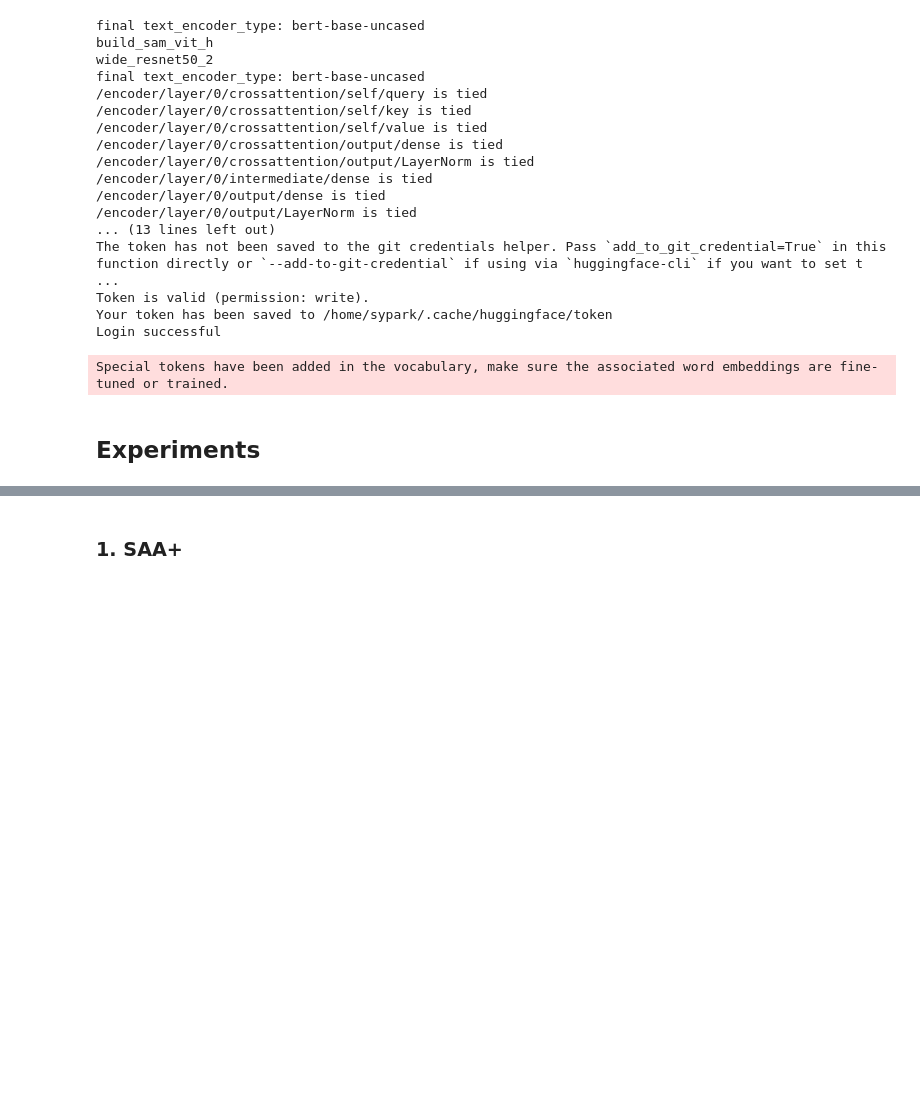
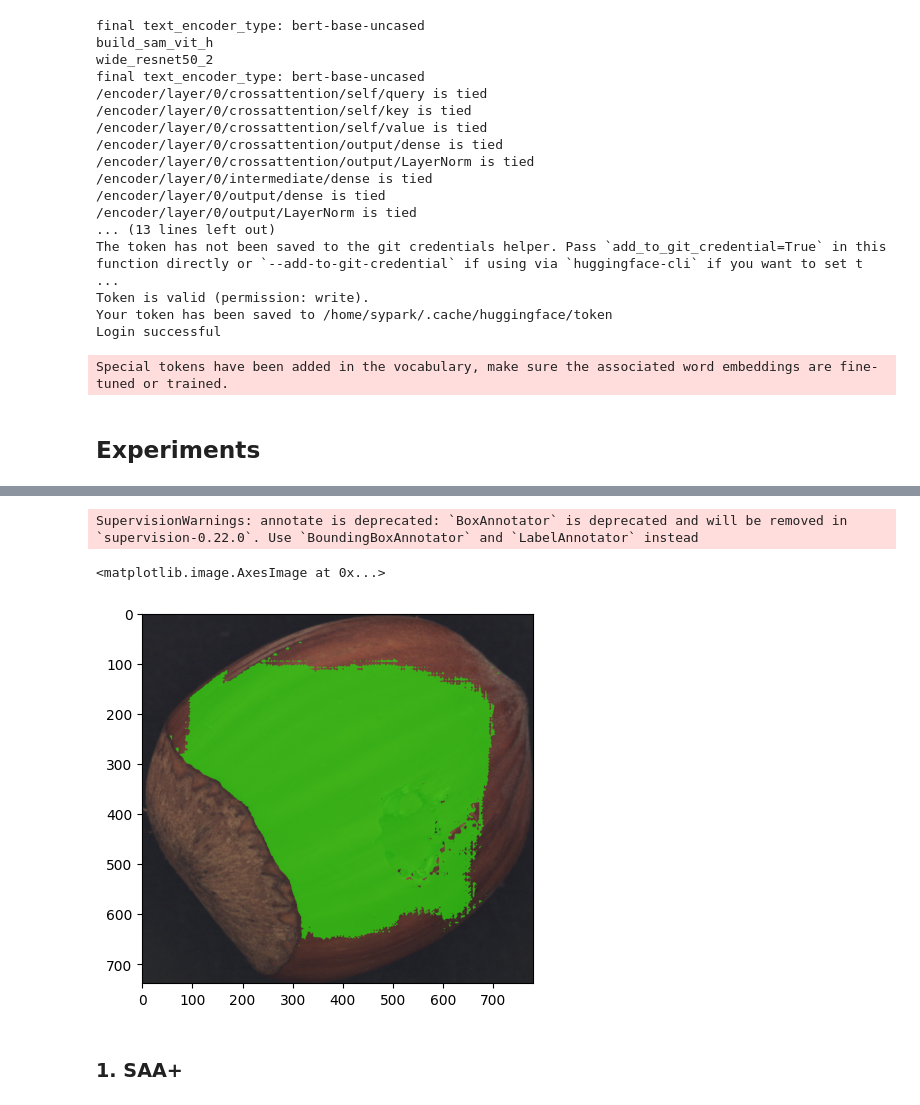
Before and after one commit to sybeam27/DOT-Prompt, a Jupyter notebook: ZSAS_v1 copy_0624sy copy.ipynb, the cells around one changed output, grey strips where cells are left out. Saved outputs shown, nothing was run; the diff lists cells and outputs as text; code cells hidden in the pictures; blank space fills up the shorter version.

```diff
--- a/ZSAS_v1 copy_0624sy copy.ipynb
+++ b/ZSAS_v1 copy_0624sy copy.ipynb
@@ -372,3 +328,32 @@ Text(0.5, 1.0, 'GT')
+# %%
+# Set Pipe
+if DEVICE.type == 'cpu':
+    float_type = torch.float32
+else:
+    float_type = torch.float16
+
+pipe = StableDiffusionInpaintPipeline.from_pretrained(
+    "stabilityai/stable-diffusion-2-inpainting",
+    torch_dtype=float_type,
+    ).to(DEVICE)
+
+inpainting_mask = sum(masks[i][0] for i in range(len(masks)))
+inpainting_mask = inpainting_mask > 0
+annotated_frame = annotate(image_source=source_image, boxes=boxes_filt, logits=scores, phrases=pred_phrases)
+annotated_frame = annotated_frame[..., ::-1]
+# %% [output]
+SupervisionWarnings: annotate is deprecated: `BoxAnnotator` is deprecated and will be removed in `supervision-0.22.0`. Use `BoundingBoxAnnotator` and `LabelAnnotator` instead
+# %%
+image_mask = inpainting_mask.cpu().numpy()
+image_source_pil = Image.fromarray(source_image)
+image_mask_pil = Image.fromarray(image_mask)
+
+annotated_frame_pil = Image.fromarray(annotated_frame)
+annotated_frame_with_mask_pil = Image.fromarray(show_mask(inpainting_mask, annotated_frame))
+plt.imshow(annotated_frame_with_mask_pil)
+# %% [output]
+<matplotlib.image.AxesImage at 0x...>
+[figure, added]
 # %% [markdown]
 ### 1. SAA+
 # %%
```
Also changed, not shown: parts of 5 cells of this notebook, 4 other files.
